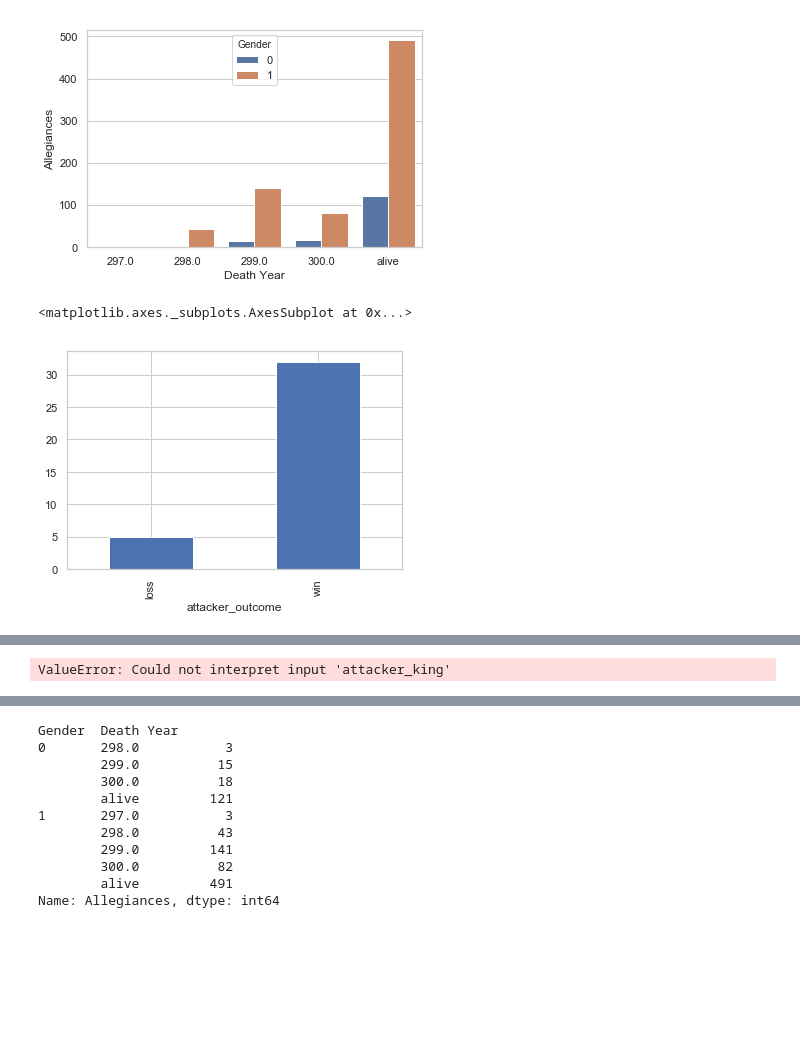
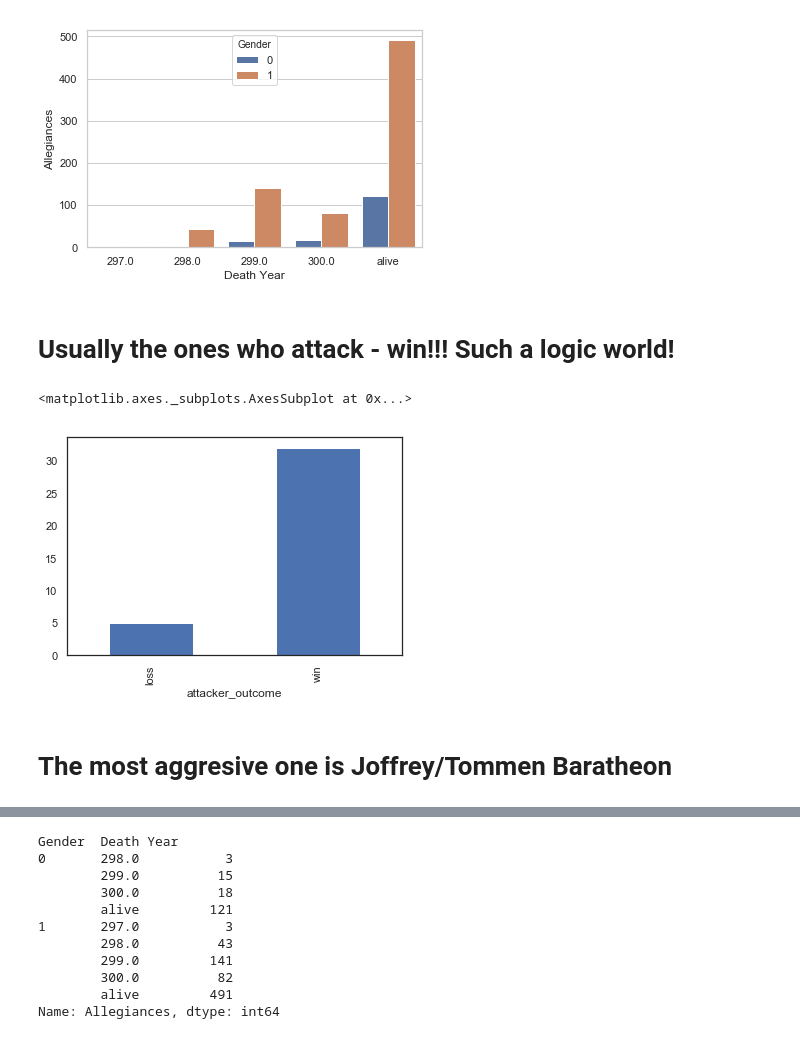
Before and after one commit to MariaPershina/ACC_Final, a Jupyter notebook: GameOfThrones.Group7.ipynb, the cells around one changed output, grey strips where cells are left out. Saved outputs shown, nothing was run; the diff lists cells and outputs as text; code cells hidden in the pictures; blank space fills up the shorter version.

```diff
--- a/GameOfThrones.Group7.ipynb
+++ b/GameOfThrones.Group7.ipynb
@@ -113,11 +129,16 @@ sns.barplot(x= 'Death Year',y='Allegiances', hue= "Gender", data=death_per_year)
 # %% [output]
 <matplotlib.axes._subplots.AxesSubplot at 0x...>
 [figure]
+# %% [markdown]
+# Usually the ones who attack  - win!!! Such a logic world!
 # %%
+sns.set(style="white")
 battles.groupby('attacker_outcome').size().plot(kind="bar")
 # %% [output]
 <matplotlib.axes._subplots.AxesSubplot at 0x...>
-[figure, old version]
+[figure, new version]
+# %% [markdown]
+# The most aggresive one is Joffrey/Tommen Baratheon
 # %%
 battle_outcome=battles.groupby(['attacker_outcome', 'attacker_king',
                                  'defender_king']).size()
@@ -140,7 +161,3 @@ win               Balon/Euron Greyjoy       Balon/Euron Greyjoy         1
                   Stannis Baratheon         Balon/Euron Greyjoy         1
                                             Renly Baratheon             1
 dtype: int64
-# %%
-sns.barplot(x='attacker_king' ,y=  battle_outcome[3], hue='attacker_outcome', data=battle_outcome)
-# %% [output]
-ValueError: Could not interpret input 'attacker_king'
```
Also changed, not shown: parts of 18 cells of this notebook.
